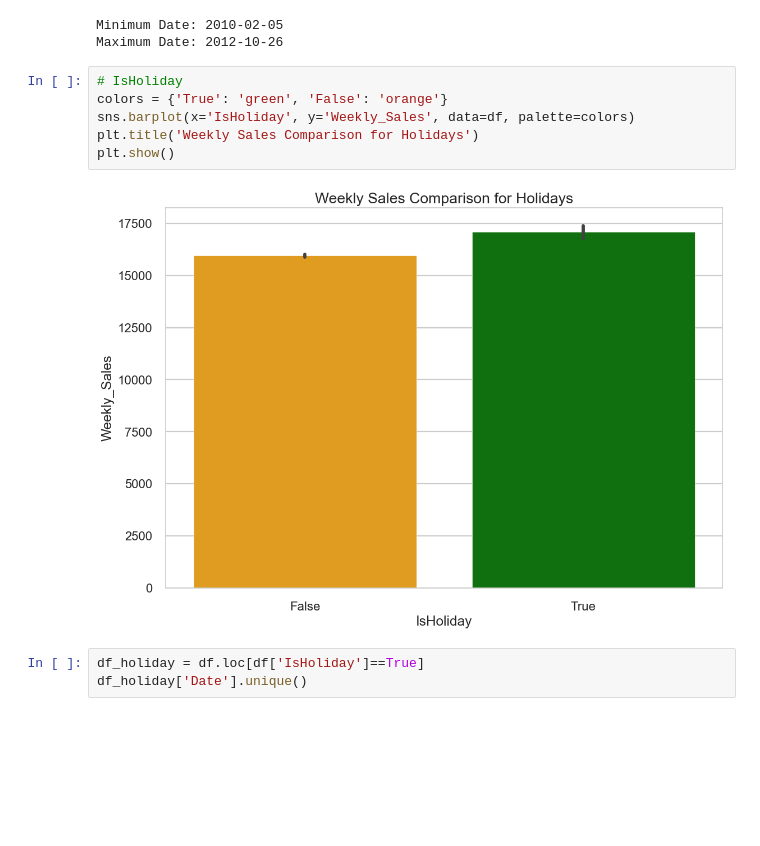
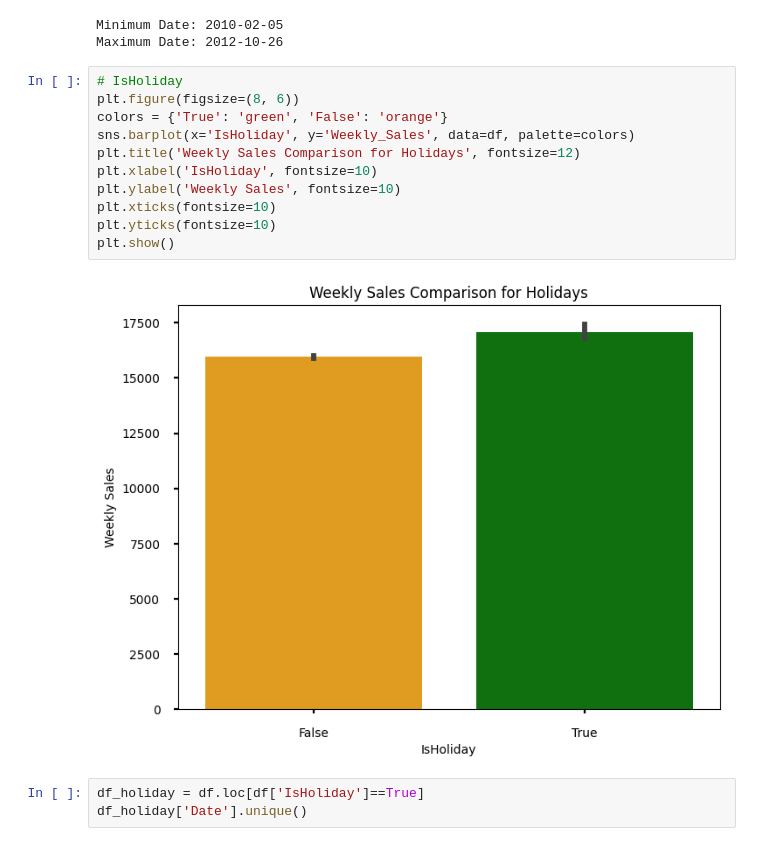
Before and after one commit to mona-shiri/Supply_Chain, a Jupyter notebook: Sales Forecasting.ipynb, the cells around one changed output. Saved outputs shown, nothing was run; the diff lists cells and outputs as text; blank space fills up the shorter version.

```diff
--- a/Sales Forecasting.ipynb
+++ b/Sales Forecasting.ipynb
@@ -191,12 +191,17 @@ Minimum Date: 2010-02-05
 Maximum Date: 2012-10-26
 # %%
 # IsHoliday
+plt.figure(figsize=(8, 6))
 colors = {'True': 'green', 'False': 'orange'}
 sns.barplot(x='IsHoliday', y='Weekly_Sales', data=df, palette=colors)
-plt.title('Weekly Sales Comparison for Holidays')
+plt.title('Weekly Sales Comparison for Holidays', fontsize=12)
+plt.xlabel('IsHoliday', fontsize=10)
+plt.ylabel('Weekly Sales', fontsize=10)
+plt.xticks(fontsize=10)
+plt.yticks(fontsize=10)
 plt.show()
 # %% [output]
-[figure, old version]
+[figure, new version]
 # %%
 df_holiday = df.loc[df['IsHoliday']==True]
 df_holiday['Date'].unique()
```
Also changed, not shown: parts of 39 cells of this notebook, 1 other file.
